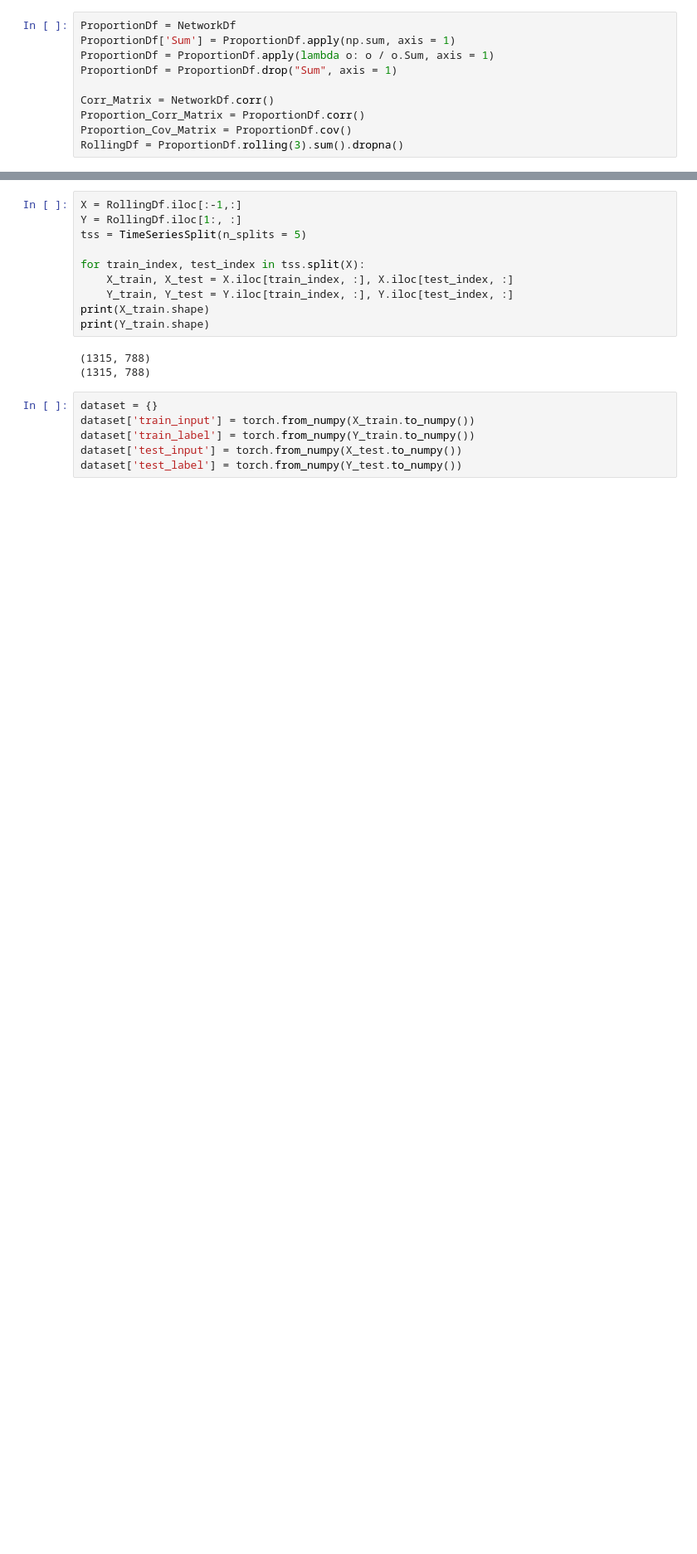
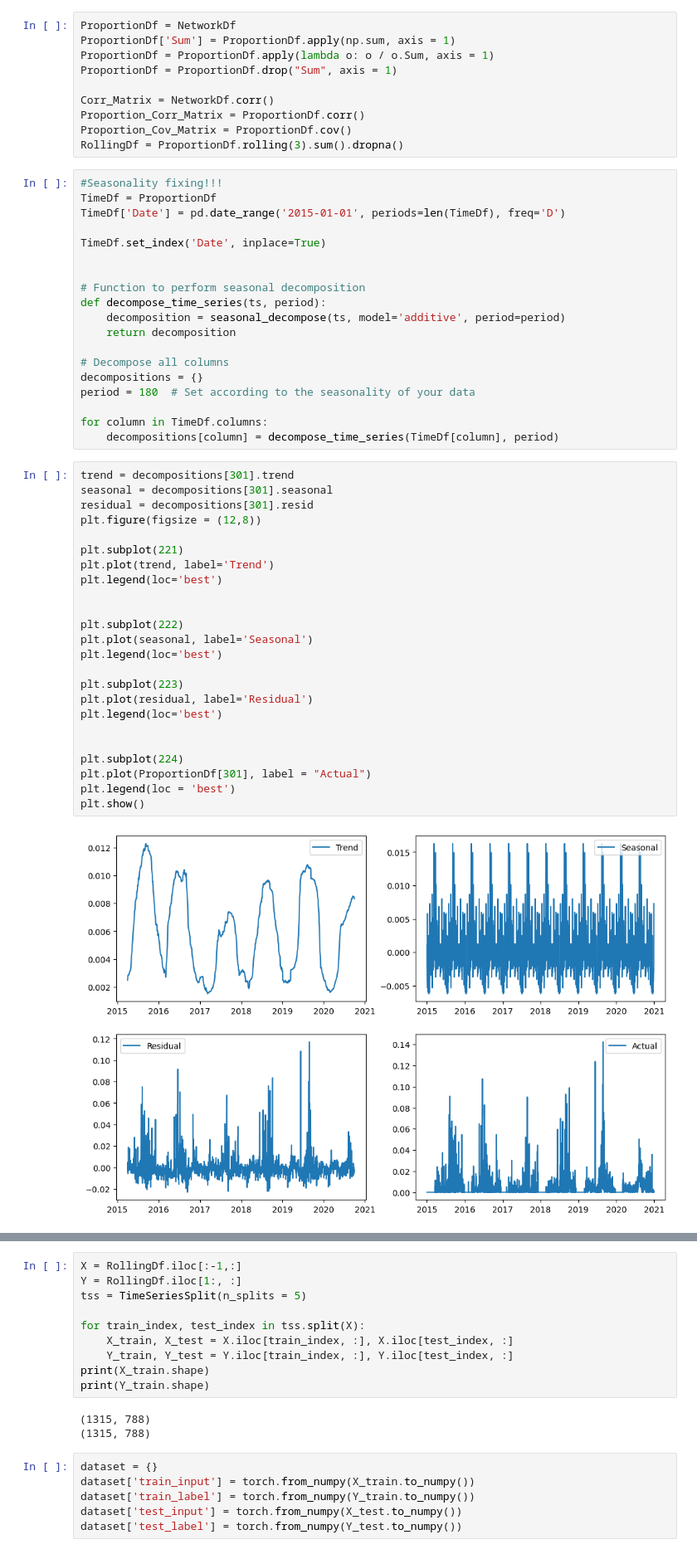
Before and after one commit to Toastisgreat/ResearchProject, a Jupyter notebook: Notebooks/NetworkAnalysis.ipynb, the cells around one changed output, grey strips where cells are left out. Shown at 83% size. Cells and saved outputs as stored; diff of their text form; blank space fills up the shorter version.

```diff
--- a/Notebooks/NetworkAnalysis.ipynb
+++ b/Notebooks/NetworkAnalysis.ipynb
@@ -68,3 +65,48 @@ Corr_Matrix = NetworkDf.corr()
 Proportion_Corr_Matrix = ProportionDf.corr()
 Proportion_Cov_Matrix = ProportionDf.cov()
 RollingDf = ProportionDf.rolling(3).sum().dropna()
+# %%
+#Seasonality fixing!!!
+TimeDf = ProportionDf
+TimeDf['Date'] = pd.date_range('2015-01-01', periods=len(TimeDf), freq='D')
+
+TimeDf.set_index('Date', inplace=True)
+
+
+# Function to perform seasonal decomposition
+def decompose_time_series(ts, period):
+    decomposition = seasonal_decompose(ts, model='additive', period=period)
+    return decomposition
+
+# Decompose all columns
+decompositions = {}
+period = 180  # Set according to the seasonality of your data
+
+for column in TimeDf.columns:
+    decompositions[column] = decompose_time_series(TimeDf[column], period)
+# %%
+trend = decompositions[301].trend
+seasonal = decompositions[301].seasonal
+residual = decompositions[301].resid
+plt.figure(figsize = (12,8))
+
+plt.subplot(221)
+plt.plot(trend, label='Trend')
+plt.legend(loc='best')
+
+
+plt.subplot(222)
+plt.plot(seasonal, label='Seasonal')
+plt.legend(loc='best')
+
+plt.subplot(223)
+plt.plot(residual, label='Residual')
+plt.legend(loc='best')
+
+
+plt.subplot(224)
+plt.plot(ProportionDf[301], label = "Actual")
+plt.legend(loc = 'best')
+plt.show()
+# %% [output]
+[figure, added]
```
Also changed, not shown: parts of 12 cells of this notebook.
